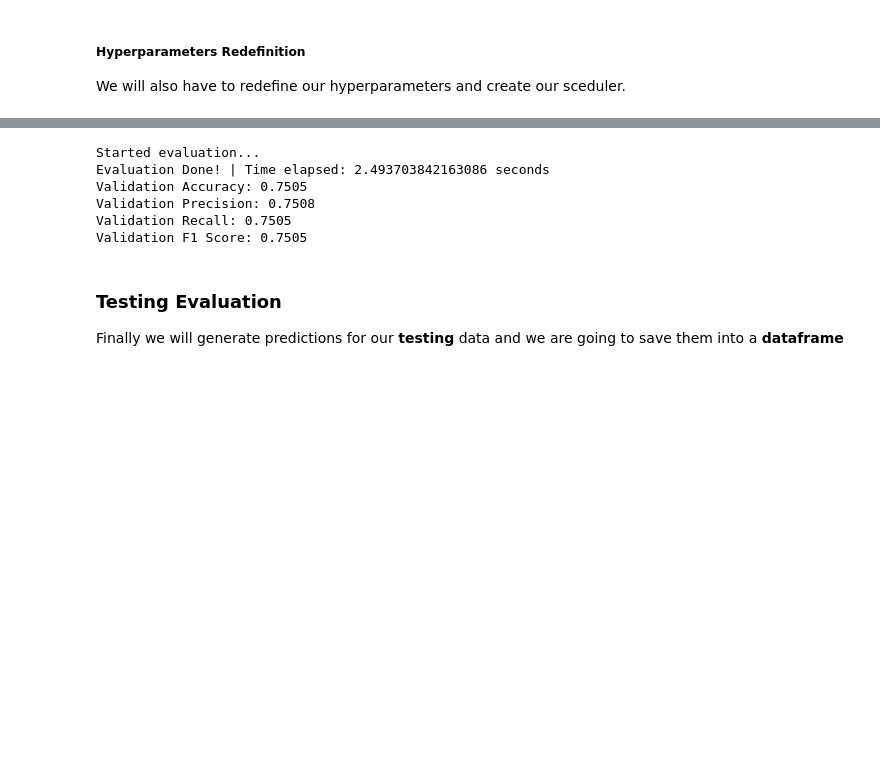
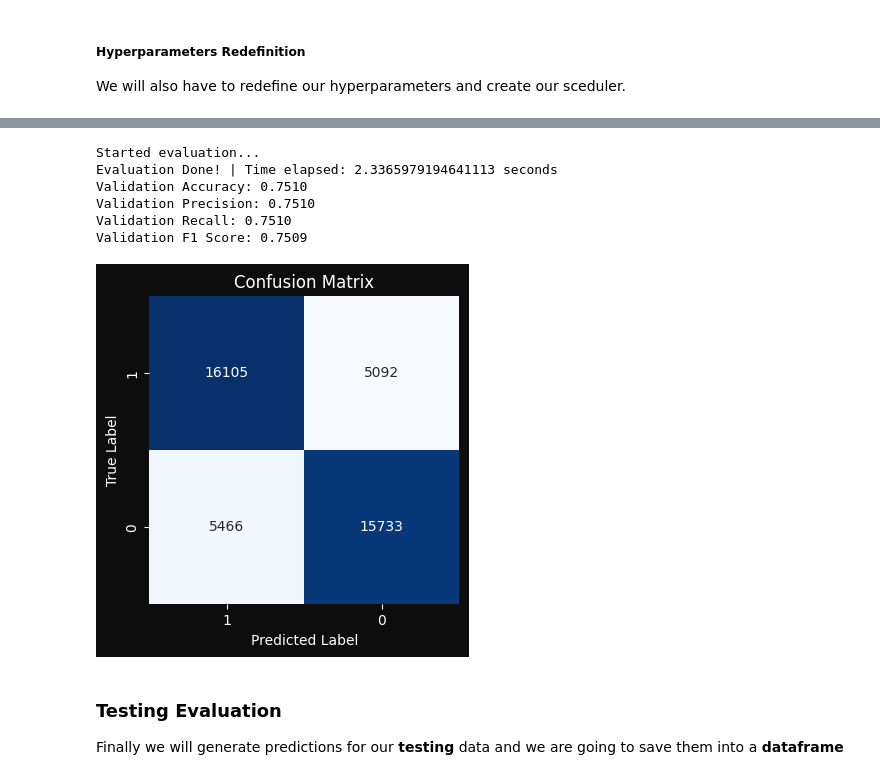
Before and after one commit to AntonisZks/Deep-Learning-for-Natural-Language-Processing, a Jupyter notebook: Notebooks/feed_forward_neural_network.ipynb, the cells around one changed output, grey strips where cells are left out. Saved outputs shown, nothing was run; the diff lists cells and outputs as text; code cells hidden in the pictures; blank space fills up the shorter version.

```diff
--- a/Notebooks/feed_forward_neural_network.ipynb
+++ b/Notebooks/feed_forward_neural_network.ipynb
@@ -1576,17 +1625,26 @@ plot_results(training_losses, val_losses, val_accuracies)
 # %%
 # Validate the model
-accuracy, precision, recall, f1 = evaluate_model(model, validation_loader)
-print(f"Validation Accuracy: {accuracy:.4f}")
-print(f"Validation Precision: {precision:.4f}")
-print(f"Validation Recall: {recall:.4f}")
-print(f"Validation F1 Score: {f1:.4f}")
+accuracy_v5, precision_v5, recall_v5, f1_v5, conv_matrix_v5 = evaluate_model(model_v5, validation_loader)
+print(f"Validation Accuracy: {accuracy_v5:.4f}")
+print(f"Validation Precision: {precision_v5:.4f}")
+print(f"Validation Recall: {recall_v5:.4f}")
+print(f"Validation F1 Score: {f1_v5:.4f}")
 # %% [output]
 Started evaluation...
-Evaluation Done! | Time elapsed: 2.493703842163086 seconds
-Validation Accuracy: 0.7505
-Validation Precision: 0.7508
-Validation Recall: 0.7505
-Validation F1 Score: 0.7505
+Evaluation Done! | Time elapsed: 2.3365979194641113 seconds
+Validation Accuracy: 0.7510
+Validation Precision: 0.7510
+Validation Recall: 0.7510
+Validation F1 Score: 0.7509
+# %%
+# Plot the confusion matrix
+fig, ax = plt.subplots(1, 1, figsize=(4, 4))
+fig.patch.set_facecolor(patch_background_color)
+ax.set_facecolor(patch_background_color)
+plot_confusion_matrix(ax, conv_matrix_v5, classes=unique_labels)
+plt.show()
+# %% [output]
+[figure, added]
 # %% [markdown]
 ### Testing Evaluation
 Finally we will generate predictions for our **testing** data and we are going to save them into a **dataframe**
```
Also changed, not shown: parts of 30 cells of this notebook, 4 other files.
